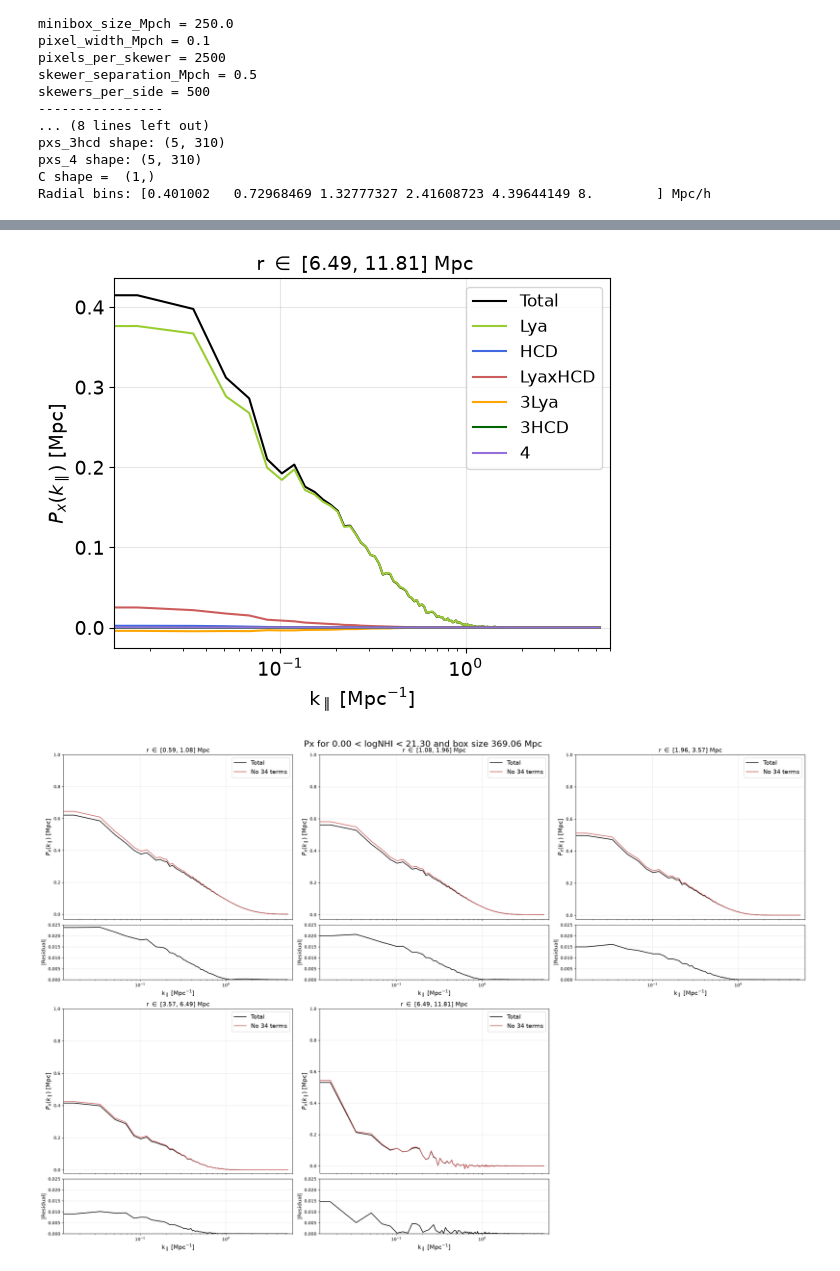
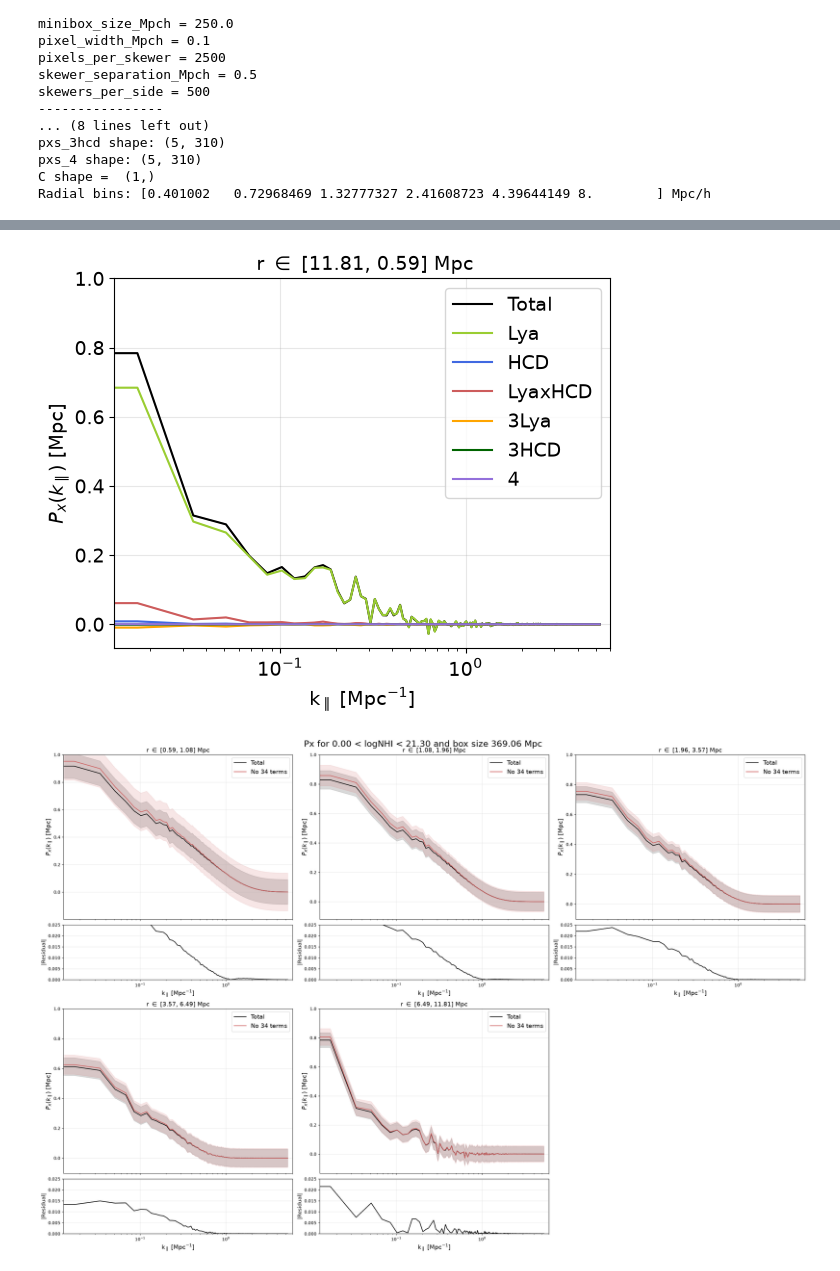
Before and after one commit to andreufont/astrid_hcd, a Jupyter notebook: SimulationFields/Px.ipynb, the cells around one changed output, grey strips where cells are left out. Drawn from its saved outputs; the diff is of its cells as text; code cells hidden in the pictures.

```diff
--- a/SimulationFields/Px.ipynb
+++ b/SimulationFields/Px.ipynb
@@ -370,17 +399,18 @@ Radial bins: [0.401002   0.72968469 1.32777327 2.41608723 4.39644149 8.        ]
 # %%
 k_los *= hubble  # In Mpc^-1
 r_bins /= hubble  # In Mpc
-pxs_tot /= hubble  # In Mpc
-pxs_lya /= hubble
-pxs_hcd /= hubble
-pxs_lyahcd /= hubble
-pxs_3lya /= hubble
-pxs_3hcd /= hubble
-pxs_4 /= hubble
+Px_tot /= hubble  # In Mpc
+Px_lya /= hubble
+Px_hcd /= hubble
+Px_lyahcd /= hubble
+Px_3lya /= hubble
+Px_3hcd /= hubble
+Px_4 /= hubble
 # %%
 Px_34 = 2*Px_3lya + 2*Px_3hcd + Px_4
 Px_model = (Px_lya + Px_hcd + 2*Px_lyahcd + Px_34)/(1 + C)**2
 Px_aprox = (Px_lya + Px_hcd + 2*Px_lyahcd)/(1 + C)**2
+Px_std_aprox = (Px_std_lya + Px_std_hcd + 2*Px_std_lyahcd)/(1 + C)**2
 # %%
 fig = plt.figure(figsize=(25, 15))
 plt.suptitle('Px for %.2f < logNHI < %.2f' %(logNHI_min, logNHI_max), fontsize=20)
@@ -394,8 +424,8 @@ for i in np.arange(n_bins):
 
     # ---------------- MAIN ----------------
     ax_main.plot(k_los, Px_tot[i], color='k', label='Total')
-    #ax_main.fill_between( k_los, Px_tot[i] - Px_std_tot[i], Px_tot[i] + Px_std_tot[i], color='k', alpha=0.15)
-    ax_main.plot(k_los, Px_model[i], linestyle='--', color='yellowgreen', label='Model')
+    ax_main.fill_between( k_los, Px_tot[i] - Px_std_tot[i], Px_tot[i] + Px_std_tot[i], color='k', alpha=0.15)
+    ax_main.plot(k_los, Px_model[i], linestyle='--', color='yellowgreen', label='Sum')
 
     ax_main.set_xscale('log')
     ax_main.set_xlim(right=6)
@@ -482,27 +512,28 @@ for i in np.arange(len(r_bins)-1):
 # %%
 plt.figure()
 
-i = -2
+i = -1
 plt.plot(k_los, Px_tot[i], color='k', label='Total')
-#plt.fill_between(k_los, (Px_tot[i]-Px_std_tot[i]), (Px_tot[i]+Px_std_tot[i]), color='k', alpha=0.15)
+plt.fill_between(k_los, (Px_tot[i]-Px_std_tot[i]), (Px_tot[i]+Px_std_tot[i]), color='k', alpha=0.15)
 plt.plot(k_los, Px_lya[i], color='yellowgreen', label='Lya')
-#plt.fill_between(k_los, (Px_lya[i]-Px_std_lya[i]), (Px_lya[i]+Px_std_lya[i]), color='yellowgreen', alpha=0.15)
+plt.fill_between(k_los, (Px_lya[i]-Px_std_lya[i]), (Px_lya[i]+Px_std_lya[i]), color='yellowgreen', alpha=0.15)
 plt.plot(k_los, Px_hcd[i], color='royalblue', label='HCD')
-#plt.fill_between(k_los, (Px_hcd[i]-Px_std_hcd[i]), (Px_hcd[i]+Px_std_hcd[i]), color='royalblue', alpha=0.15)
+plt.fill_between(k_los, (Px_hcd[i]-Px_std_hcd[i]), (Px_hcd[i]+Px_std_hcd[i]), color='royalblue', alpha=0.15)
 plt.plot(k_los, Px_lyahcd[i], color='indianred', label='LyaxHCD')
-#plt.fill_between(k_los, (Px_lyahcd[i]-Px_std_lyahcd[i]), (Px_lyahcd[i]+Px_std_lyahcd[i]), color='indianred', alpha=0.15)
+plt.fill_between(k_los, (Px_lyahcd[i]-Px_std_lyahcd[i]), (Px_lyahcd[i]+Px_std_lyahcd[i]), color='indianred', alpha=0.15)
 plt.plot(k_los, Px_3lya[i], color='orange', label='3Lya')
-#plt.fill_between(k_los, (Px_3lya[i]-Px_std_3lya[i]), (Px_3lya[i]+Px_std_3lya[i]), color='orange', alpha=0.15)
+plt.fill_between(k_los, (Px_3lya[i]-Px_std_3lya[i]), (Px_3lya[i]+Px_std_3lya[i]), color='orange', alpha=0.15)
 plt.plot(k_los, Px_3hcd[i], color='darkgreen', label='3HCD')
-#plt.fill_between(k_los, (Px_3hcd[i]-Px_std_3hcd[i]), (Px_3hcd[i]+Px_std_3hcd[i]), color='darkgreen', alpha=0.15)
+plt.fill_between(k_los, (Px_3hcd[i]-Px_std_3hcd[i]), (Px_3hcd[i]+Px_std_3hcd[i]), color='darkgreen', alpha=0.15)
 plt.plot(k_los, Px_4[i], color='mediumpurple', label='4')
-#plt.fill_between(k_los, (Px_4[i]-Px_std_4[i]), (Px_4[i]+Px_std_4[i]), color='mediumpurple', alpha=0.15)
+plt.fill_between(k_los, (Px_4[i]-Px_std_4[i]), (Px_4[i]+Px_std_4[i]), color='mediumpurple', alpha=0.15)
 
 plt.xscale('log')
-plt.legend(fontsize=12)
+plt.legend(fontsize=14)
 plt.xticks(fontsize=14)
 plt.yticks(fontsize=14)
 plt.grid(alpha=0.3)
+plt.ylim(top=1)
 plt.xlim(right=6)
 plt.xlabel(r'k$_\parallel$ [Mpc$^{-1}$]', fontsize=14)
 plt.ylabel(r'$P_{x}(k_\parallel)$ [Mpc]', fontsize=14)
@@ -510,7 +541,7 @@ plt.title(f' r $\\in$ [%.2f, %.2f] Mpc' %(r_bins[i], r_bins[i+1]), fontsize=14);
 
 plt.savefig('plot.png', dpi=200, bbox_inches='tight')
 # %% [output]
-[figure, old version]
+[figure, new version]
 # %%
 fig = plt.figure(figsize=(25, 17))
 plt.suptitle('Px for %.2f < logNHI < %.2f and box size %.2f Mpc' %(logNHI_min, logNHI_max, Lmbox/hubble), fontsize=20)
@@ -521,36 +552,36 @@ for i in np.arange(n_bins):
     inner = gs.subgridspec(2, 1, height_ratios=[3, 1], hspace=0.05)
     ax_main = fig.add_subplot(inner[0])
     ax_res = fig.add_subplot(inner[1], sharex=ax_main)
 
     # ---------------- MAIN ----------------
     ax_main.plot(k_los, Px_tot[i], color='k', label='Total')
-    #ax_main.fill_between(k_los, Px_tot[i] - Px_std_tot[i], Px_tot[i] + Px_std_tot[i], color='k', alpha=0.15)
+    ax_main.fill_between(k_los, Px_tot[i] - Px_std_tot[i], Px_tot[i] + Px_std_tot[i], color='k', alpha=0.15)
     ax_main.plot(k_los, Px_aprox[i], color='indianred', label='No 34 terms')
-    #ax_main.fill_between(k_los, Px_aprox[i] - Px_std_aprox[i], Px_aprox[i] + Px_std_aprox[i], color='indianred', alpha=0.15)
+    ax_main.fill_between(k_los, Px_aprox[i] - Px_std_aprox[i], Px_aprox[i] + Px_std_aprox[i], color='indianred', alpha=0.15)
 
     ax_main.set_xscale('log')
     ax_main.set_xlim(right=6)
     ax_main.set_ylim(top=1)
     ax_main.grid(alpha=0.3)
     ax_main.legend(fontsize=14)
     ax_main.set_ylabel(r'$P_{x}(k_\parallel)$ [Mpc]', fontsize=14)
     ax_main.set_title(r'r $\in$ [%.2f, %.2f] Mpc' % (r_bins[i], r_bins[i+1]), fontsize=14)
     ax_main.tick_params(labelbottom=False)
 
     # ---------------- RESIDUAL ----------------
     ax_res.plot(k_los, np.abs(Px_tot[i] - Px_aprox[i]), color='k')
 
     ax_res.set_xscale('log')
     ax_res.set_xlim(right=6)
     ax_res.grid(alpha=0.3)
     ax_res.set_xlabel(r'k$_\parallel$ [Mpc$^{-1}$]', fontsize=14)
     ax_res.set_ylabel('|Residual|', fontsize=12)
     ax_res.set_ylim(0, 0.025)
 
 plt.tight_layout()
 plt.savefig('plot.png', dpi=200, bbox_inches='tight')
 # %% [output]
-[figure, old version]
+[figure, new version]
 # %%
 fig = plt.figure(figsize=(25, 18))
 
```
Also changed, not shown: parts of 9 cells of this notebook, 4 other files.
